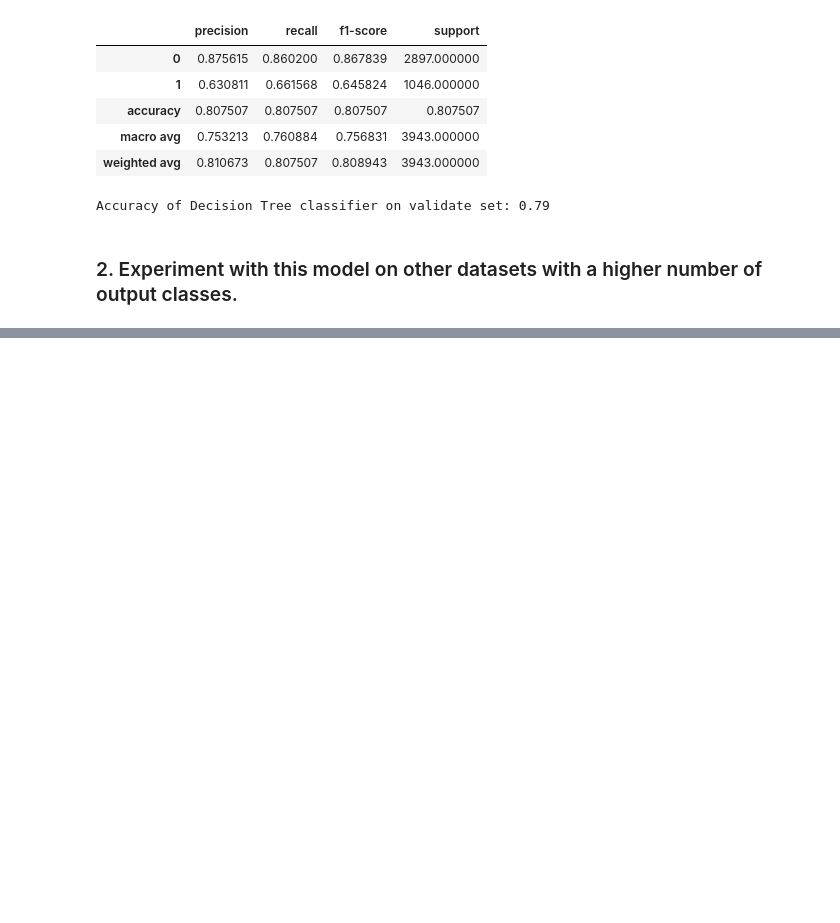
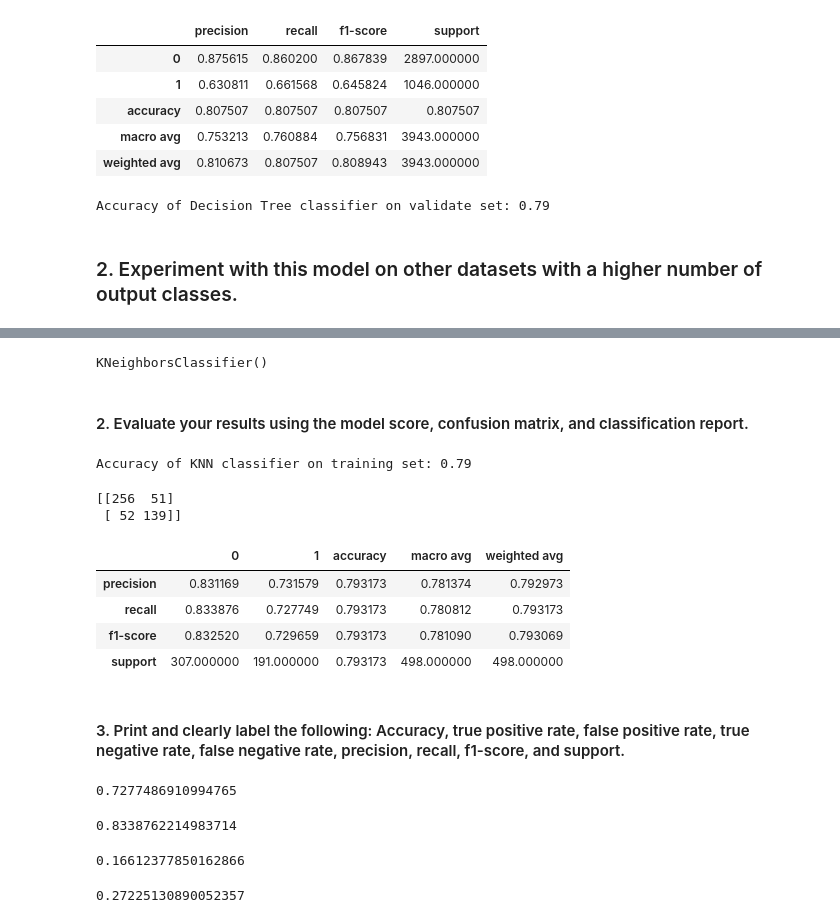
Before and after one commit to JaredVahle/classification-exercises, a Jupyter notebook: model.ipynb, the cells around one changed output, grey strips where cells are left out. Saved outputs shown, nothing was run; the diff lists cells and outputs as text; code cells hidden in the pictures; blank space fills up the shorter version.

```diff
--- a/model.ipynb
+++ b/model.ipynb
@@ -625,0 +627,30 @@ Model accuracy: 0.8
+# %%
+knn = KNeighborsClassifier(n_neighbors=5, weights='uniform')
+# %%
+knn.fit(X_train, y_train)
+# %% [output]
+KNeighborsClassifier()
+# %%
+y_pred = knn.predict(X_train)
+# %% [markdown]
+#### 2. Evaluate your results using the model score, confusion matrix, and classification report.
+# %%
+print('Accuracy of KNN classifier on training set: {:.2f}'
+     .format(knn.score(X_train, y_train)))
+# %% [output]
+Accuracy of KNN classifier on training set: 0.79
+# %%
+print(confusion_matrix(y_train, y_pred))
+# %% [output]
+[[256  51]
+ [ 52 139]]
+# %%
+pd.DataFrame(classification_report(y_train, y_pred, output_dict=True))
+# %% [output]
+|  | 0 | 1 | accuracy | macro avg | weighted avg |
+| precision | 0.831169 | 0.731579 | 0.793173 | 0.781374 | 0.792973 |
+| recall | 0.833876 | 0.727749 | 0.793173 | 0.780812 | 0.793173 |
+| f1-score | 0.832520 | 0.729659 | 0.793173 | 0.781090 | 0.793069 |
+| support | 307.000000 | 191.000000 | 0.793173 | 498.000000 | 498.000000 |
+# %% [markdown]
+#### 3. Print and clearly label the following: Accuracy, true positive rate, false positive rate, true negative rate, false negative rate, precision, recall, f1-score, and support.
@@ -625,0 +686,20 @@ Model accuracy: 0.8
+# %%
+# TRUE NEGATIVE RATE
+TNR[0]
+# %% [output]
+0.7277486910994765
+# %%
+# TRUE POSITIVE RATE
+TPR[0]
+# %% [output]
+0.8338762214983714
+# %%
+# FALSE NEGATIVE RATE
+FNR[0]
+# %% [output]
+0.16612377850162866
+# %%
+# FALSE POSITIVE RATE
+FPR[0]
+# %% [output]
+0.27225130890052357
```
Also changed, not shown: parts of 108 cells of this notebook, 2 other files.
